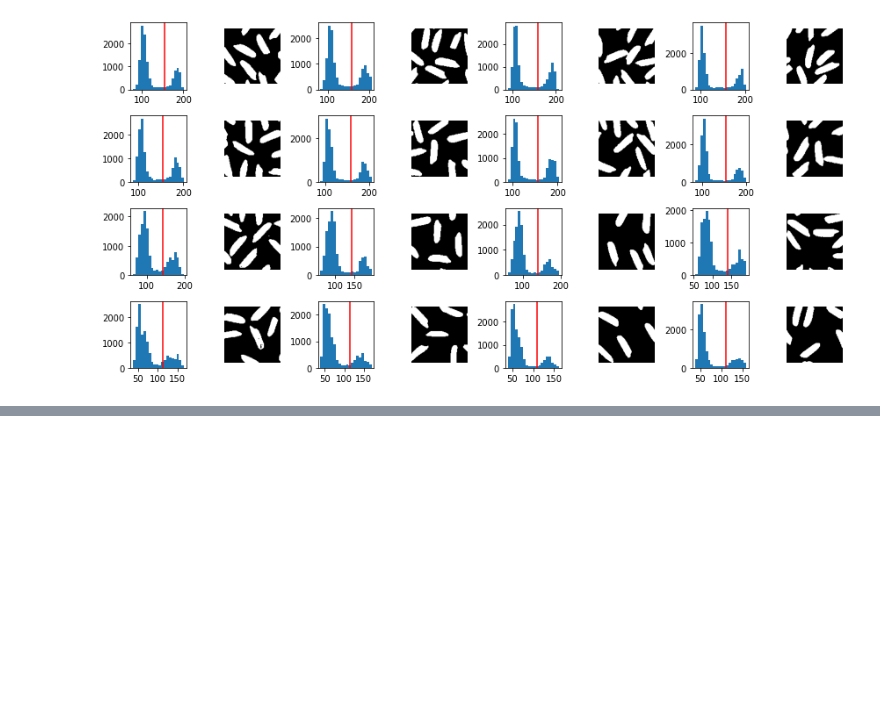
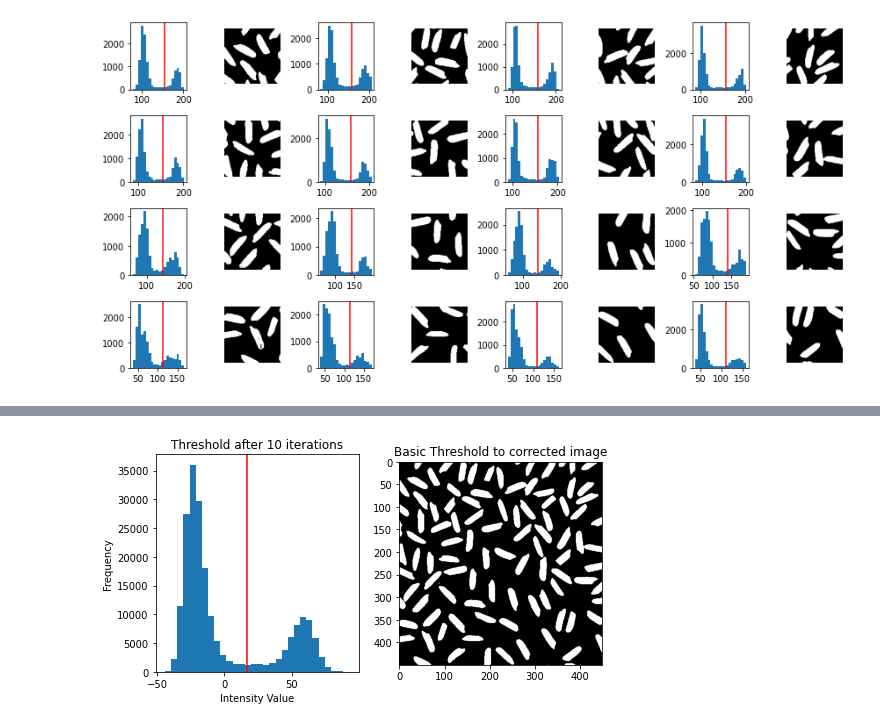
Before and after one commit to luisdiaz1997/Python-Lessons, a Jupyter notebook: CSC821_Lec9.ipynb, the cells around one changed output, grey strips where cells are left out. Saved outputs shown, nothing was run; the diff lists cells and outputs as text; code cells hidden in the pictures; blank space fills up the shorter version.

```diff
--- a/CSC821_Lec9.ipynb
+++ b/CSC821_Lec9.ipynb
@@ -175,0 +231,16 @@ for i in range(5):
+# %%
+plt.figure(8, figsize = (8, 4))
+plt.subplot(121)
+plt.hist(D.reshape(-1), 30)
+plt.xlabel('Intensity Value')
+plt.ylabel('Frequency')
+plt.title('Threshold after 10 iterations')
+
+T = basic_threshold(D)
+plt.axvline(x = T, color = 'r')
+
+plt.subplot(122)
+plt.title('Basic Threshold to corrected image')
+plt.imshow(apply_threshold(D, T), cmap = 'gray');
+# %% [output]
+[figure, added]
```
Also changed, not shown: parts of 11 cells of this notebook.
